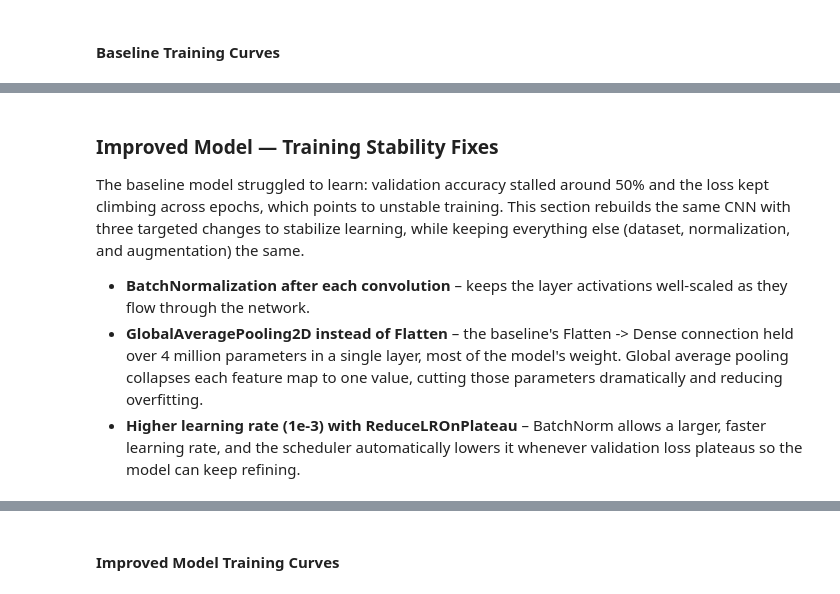
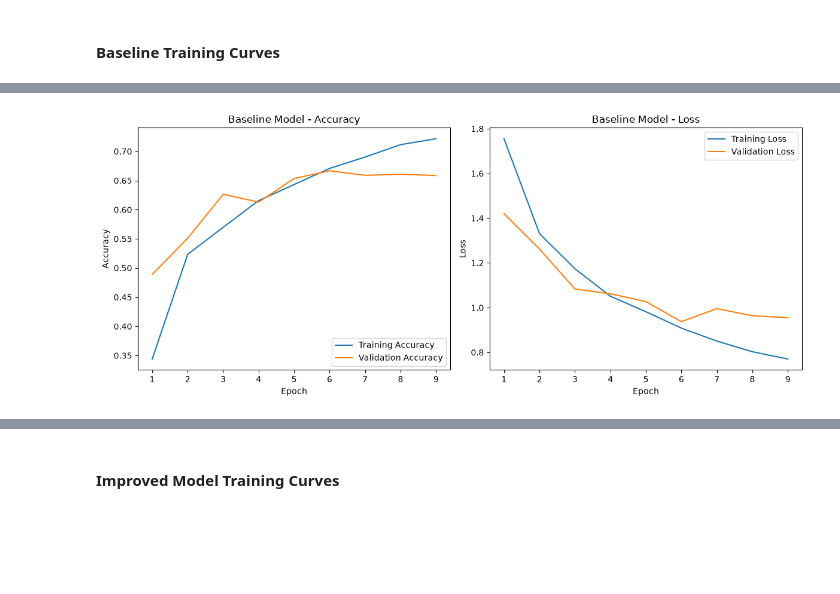
Before and after one commit to Yilalu/cnn_satellite_image_classification, a Jupyter notebook: cnn_satellite_image_classification.ipynb, the cells around one changed output, grey strips where cells are left out. Drawn from its saved outputs; the diff is of its cells as text; code cells hidden in the pictures; blank space fills up the shorter version.

Commit message:
organized the code and add more improvment on the model

```diff
--- a/cnn_satellite_image_classification.ipynb
+++ b/cnn_satellite_image_classification.ipynb
@@ -43,9 +75,10 @@ The dataset is divided as follows
 # %%
 # CONFIGURATION
 DATA_DIR= "satellite_data"
-IMAGE_SIZE = (128, 128)
+IMAGE_SIZE = (64, 64)
 BATCH_SIZE = 64
 NUM_CLASSES = 10
+INPUT_SHAPE = IMAGE_SIZE + (3,)
 
 SEED = 42
 random.seed(SEED)
@@ -264,7 +292,7 @@ The input images have dimensions of 128 × 128 pixels with 3 RGB channels.
 # %%
 image_model = tf.keras.Sequential([
     # Input layer with the shape of the images
-    tf.keras.layers.Input(shape=(128, 128, 3)),  # Input layer with the shape of the images
+    tf.keras.layers.Input(shape=INPUT_SHAPE),  # Input layer with the shape of the images
 
     # Normalization layer to scale pixel values to [0, 1]
     normalization_layer,
@@ -407,8 +480,5 @@ plt.show()
-# %% [markdown]
-### Improved Model — Training Stability Fixes
-
-The baseline model struggled to learn: validation accuracy stalled around 50% and the loss kept climbing across epochs, which points to unstable training. This section rebuilds the same CNN with three targeted changes to stabilize learning, while keeping everything else (dataset, normalization, and augmentation) the same.
-
-- **BatchNormalization after each convolution** – keeps the layer activations well-scaled as they flow through the network.
-- **GlobalAveragePooling2D instead of Flatten** – the baseline's Flatten -> Dense connection held over 4 million parameters in a single layer, most of the model's weight. Global average pooling collapses each feature map to one value, cutting those parameters dramatically and reducing overfitting.
-- **Higher learning rate (1e-3) with ReduceLROnPlateau** – BatchNorm allows a larger, faster learning rate, and the scheduler automatically lowers it whenever validation loss plateaus so the model can keep refining.
+# %%
+# Plot training vs. validation accuracy/loss curves for the baseline model
+plot_training_curves(history, title_prefix="Baseline Model - ")
+# %% [output]
+[figure, added]
```
Also changed, not shown: parts of 28 cells of this notebook, 4 other files.
